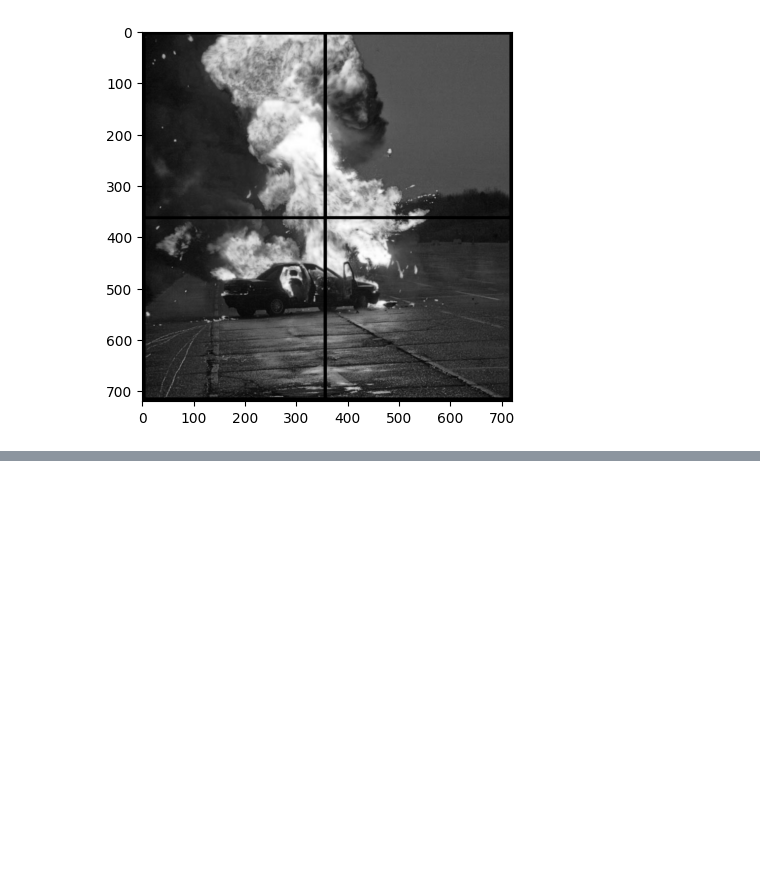
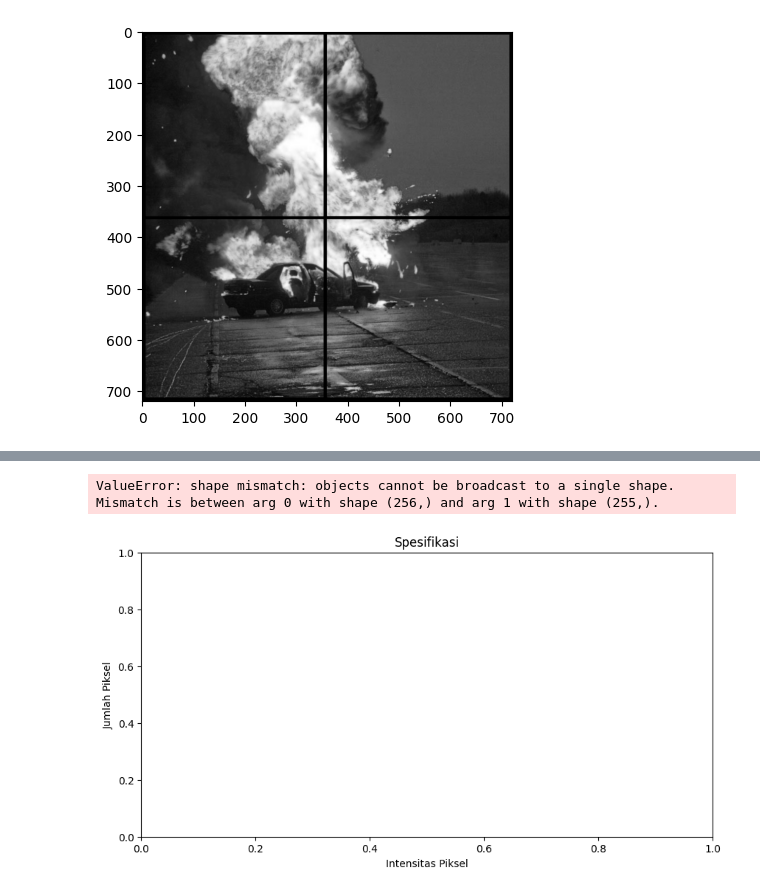
Before and after one commit to praktikum-pcd-2026/jurnal-modul-2-nazrilka1, a Jupyter notebook: Jurnal.ipynb, the cells around one changed output, grey strips where cells are left out. Saved outputs shown, nothing was run; the diff lists cells and outputs as text; code cells hidden in the pictures; blank space fills up the shorter version.

```diff
--- a/Jurnal.ipynb
+++ b/Jurnal.ipynb
@@ -105,0 +187,25 @@ def ekualisasi(citra):
+# %%
+def buat_hist(citra):
+    histogram = [0] * 255
+
+    height = len(citra)
+    width = len(citra[0]) if height > 0 else 0
+    for i in range(height):
+        for j in range(width):
+            val = int(citra[i][j])
+            histogram[val] += 1
+
+    return histogram
+def plot_histogram(histogram, title, ImgColor):
+    plt.figure(figsize=(10, 5))
+    plt.xlabel("Intensitas Piksel")
+    plt.title(title)
+    plt.ylabel("Jumlah Piksel")
+    plt.bar(range(256), histogram, color=ImgColor, width=0.8)
+    plt.show()
+# %%
+hist_data = buat_hist(hasil_spesifikasi)
+plot_histogram(hist_data, "Spesifikasi", "red")
+# %% [output]
+ValueError: shape mismatch: objects cannot be broadcast to a single shape.  Mismatch is between arg 0 with shape (256,) and arg 1 with shape (255,).
+[figure, added]
```
Also changed, not shown: parts of 6 cells of this notebook.
